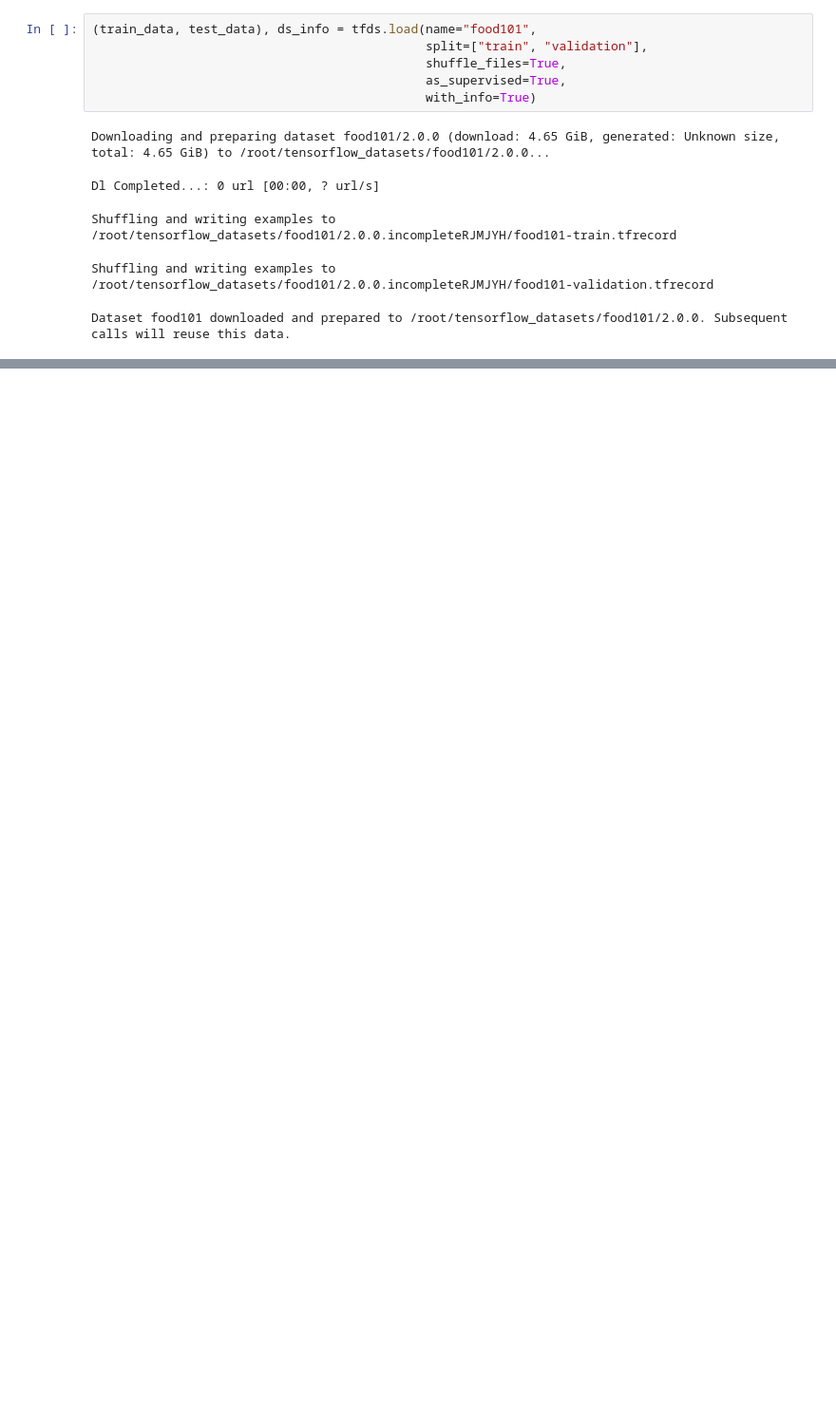
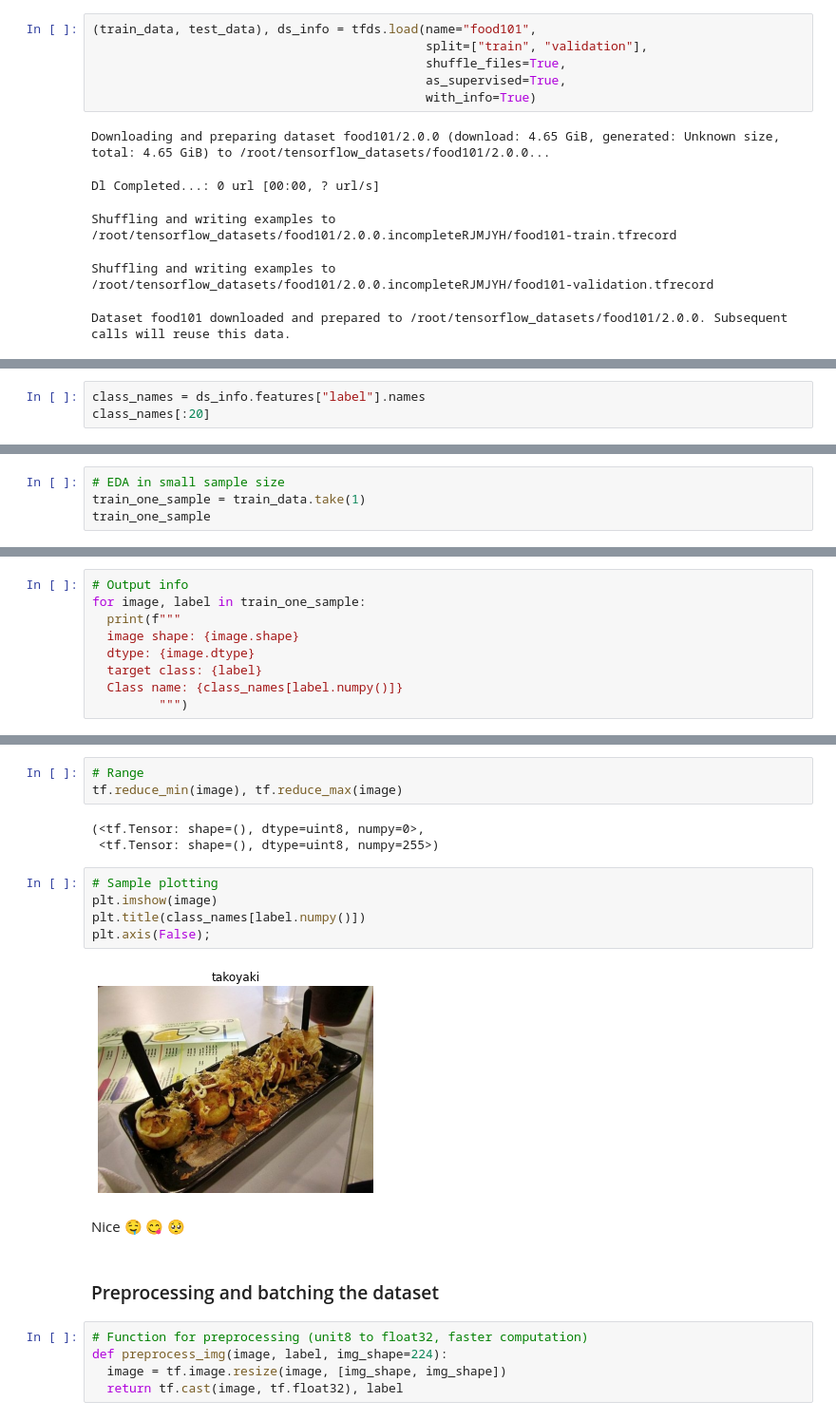
Before and after one commit to hecshzye/food-or-not-model, a Jupyter notebook: Food_recognizer_model.ipynb, the cells around one changed output, grey strips where cells are left out. Shown at 95% size. Cells and saved outputs as stored; diff of their text form; blank space fills up the shorter version.

```diff
--- a/Food_recognizer_model.ipynb
+++ b/Food_recognizer_model.ipynb
@@ -71,0 +81,3 @@ Dataset food101 downloaded and prepared to /root/tensorflow_datasets/food101/2.0
+# %%
+class_names = ds_info.features["label"].names
+class_names[:20]
@@ -71,0 +105,4 @@ Dataset food101 downloaded and prepared to /root/tensorflow_datasets/food101/2.0
+# %%
+# EDA in small sample size
+train_one_sample = train_data.take(1)
+train_one_sample
@@ -71,0 +111,9 @@ Dataset food101 downloaded and prepared to /root/tensorflow_datasets/food101/2.0
+# %%
+# Output info
+for image, label in train_one_sample:
+  print(f"""
+  image shape: {image.shape}
+  dtype: {image.dtype}
+  target class: {label}
+  Class name: {class_names[label.numpy()]}
+         """)
@@ -71,0 +145,22 @@ Dataset food101 downloaded and prepared to /root/tensorflow_datasets/food101/2.0
+# %%
+# Range
+tf.reduce_min(image), tf.reduce_max(image)
+# %% [output]
+(<tf.Tensor: shape=(), dtype=uint8, numpy=0>,
+ <tf.Tensor: shape=(), dtype=uint8, numpy=255>)
+# %%
+# Sample plotting
+plt.imshow(image)
+plt.title(class_names[label.numpy()])
+plt.axis(False);
+# %% [output]
+[figure, added]
+# %% [markdown]
+Nice 🤤 😋 🥺
+# %% [markdown]
+### Preprocessing and batching the dataset
+# %%
+# Function for preprocessing (unit8 to float32, faster computation)
+def preprocess_img(image, label, img_shape=224):
+  image = tf.image.resize(image, [img_shape, img_shape])
+  return tf.cast(image, tf.float32), label
```
Also changed, not shown: parts of 13 cells of this notebook.
